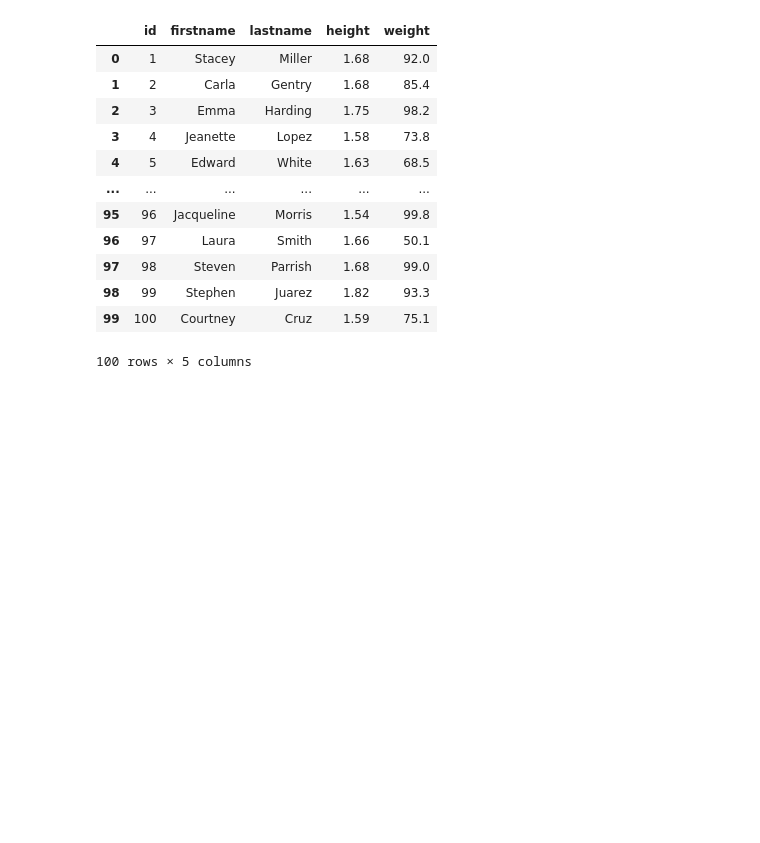
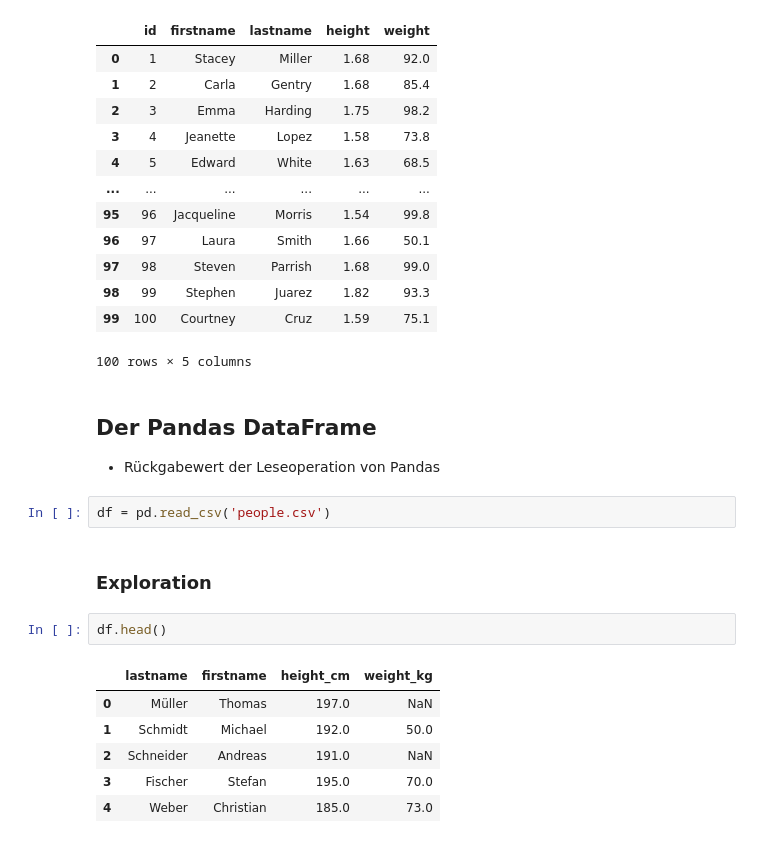
Before and after one commit to Javacream/org.javacream.training.python, a Jupyter notebook: Datenanalyse/pandas_introduction.ipynb, the cells around one changed output. Drawn from its saved outputs; the diff is of its cells as text; blank space fills up the shorter version.

Commit message:
DataFrame

```diff
--- a/Datenanalyse/pandas_introduction.ipynb
+++ b/Datenanalyse/pandas_introduction.ipynb
@@ -133,3 +133,20 @@ pd.read_sql(sql_statement, connection)
 | 98 | 99 | Stephen | Juarez | 1.82 | 93.3 |
 | 99 | 100 | Courtney | Cruz | 1.59 | 75.1 |
 100 rows × 5 columns
+# %% [markdown]
+## Der Pandas DataFrame
+
+* Rückgabewert der Leseoperation von Pandas
+# %%
+df = pd.read_csv('people.csv')
+# %% [markdown]
+### Exploration
+# %%
+df.head()
+# %% [output]
+|  | lastname | firstname | height_cm | weight_kg |
+| 0 | Müller | Thomas | 197.0 | NaN |
+| 1 | Schmidt | Michael | 192.0 | 50.0 |
+| 2 | Schneider | Andreas | 191.0 | NaN |
+| 3 | Fischer | Stefan | 195.0 | 70.0 |
+| 4 | Weber | Christian | 185.0 | 73.0 |
```
Also changed, not shown: parts of 2 cells of this notebook.
